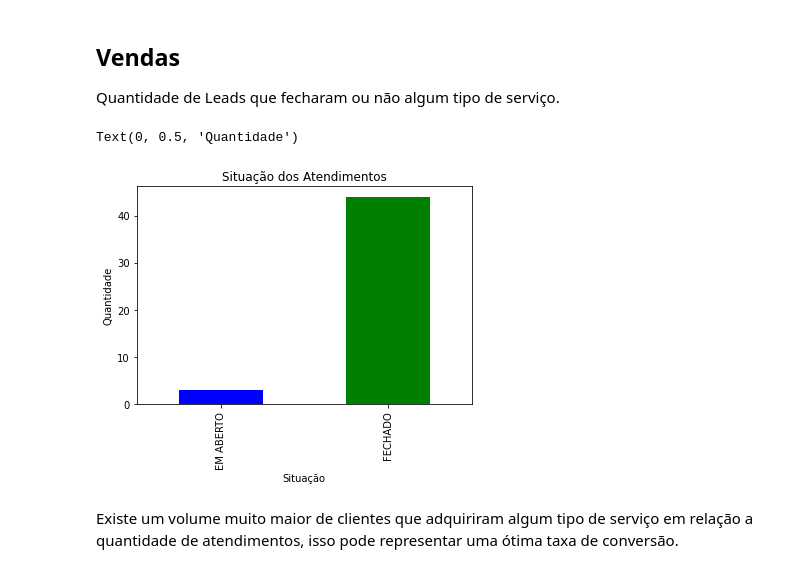
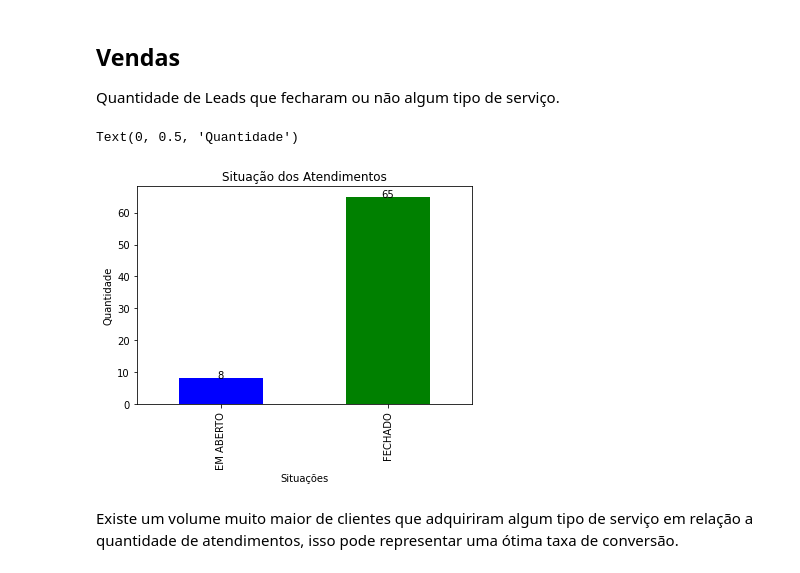
Before and after one commit to hgosouza1/Data-Science, a Jupyter notebook: Projeto Pessoal/Estética Automotiva/Relatório de Vendas.ipynb, the cells around one changed output. Cells and saved outputs as stored; diff of their text form; code cells hidden in the pictures.

```diff
--- a/Projeto Pessoal/Estética Automotiva/Relatório de Vendas.ipynb
+++ b/Projeto Pessoal/Estética Automotiva/Relatório de Vendas.ipynb
@@ -16,10 +17,10 @@ from matplotlib.ticker import FuncFormatter
 # %% [markdown]
 ## Importando os Dados
 # %%
-dados = pd.read_csv("TR Estética Automotiva - Cliente.csv",
+dados = pd.read_csv("TR Estética Automotiva.csv",
           sep = ",",
-          parse_dates = ["Data Atendimento", "Data Fechamento", "Data Referência Fechamento"],
-          dayfirst = False)
+          parse_dates = ["dtatendimento", "dtfechamento"],
+          dayfirst = True)
 
 #Visulizando
 dados.head()
@@ -36,0 +37,3 @@ dados.dropna(how='all')
+# %%
+dados.fillna(0, inplace = True)
+dados.isnull().sum()
@@ -166,14 +235,31 @@ Todos os Leads foram classificados como "Quentes". Isso pode ser positivo a part
 ## Vendas
 Quantidade de Leads que fecharam ou não algum tipo de serviço.
 # %%
-agrupado = dados.groupby(['Situação']).size()
-agrupado.plot.bar(ylabel = 'Quantidade', color=['blue', 'green'])
-plt.title('Situação dos Atendimentos');
-plt.xlabel('Situação')
+#Agrupando as situações
+situacao = dados.groupby(['situacao']).size()
+
+#Ordenando os dados em ordem crescente
+situacao = situacao.sort_values()
+
+#Função para adicionar os rótulos de valor
+def labelsituacao(x,y):
+    for i in range(len(x)):
+        plt.text(i, y[i], y[i], ha = 'center')
+
+x = situacao
+y = situacao
+
+#Gerando o gráfico e alterando as cores
+grafico = situacao.plot.bar(color=['blue', 'green'])
+
+#Títulos e nome dos eixos
+labelsituacao(x, y)
+plt.title('Situação dos Atendimentos')
+plt.xlabel('Situações')
 plt.ylabel('Quantidade')
 # %% [output]
 Text(0, 0.5, 'Quantidade')
-[figure, old version]
+[figure, new version]
 # %% [markdown]
 Existe um volume muito maior de clientes que adquiriram algum tipo de serviço em relação a quantidade de atendimentos, isso pode representar uma ótima taxa de conversão.
 # %% [markdown]
```
Also changed, not shown: parts of 21 cells of this notebook.
